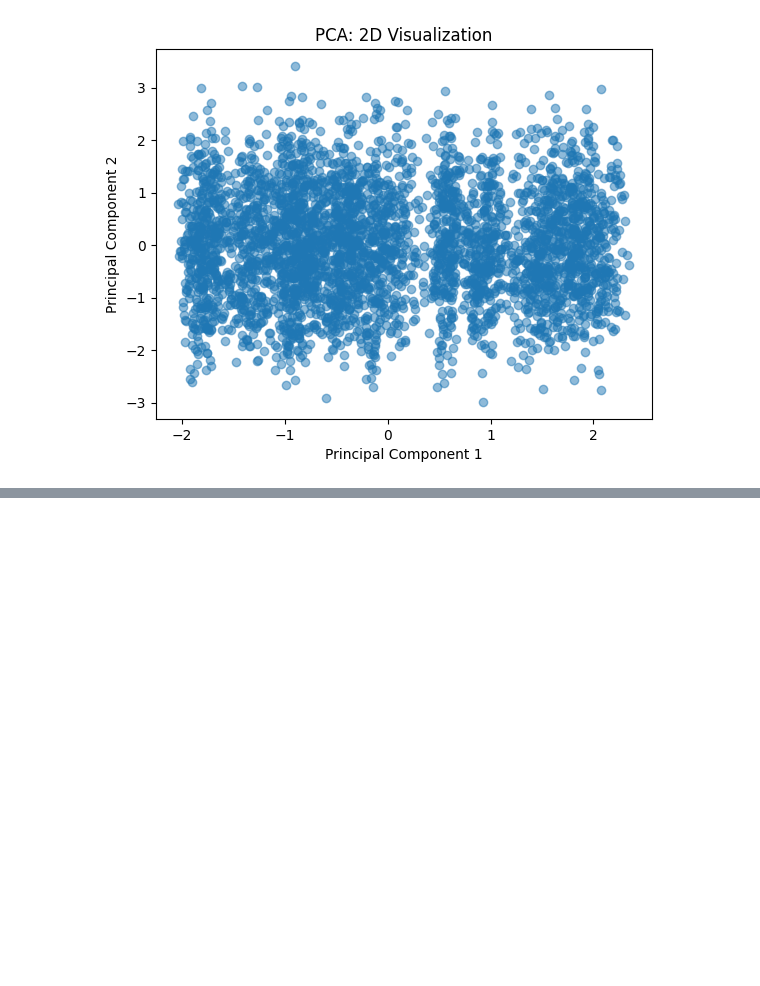
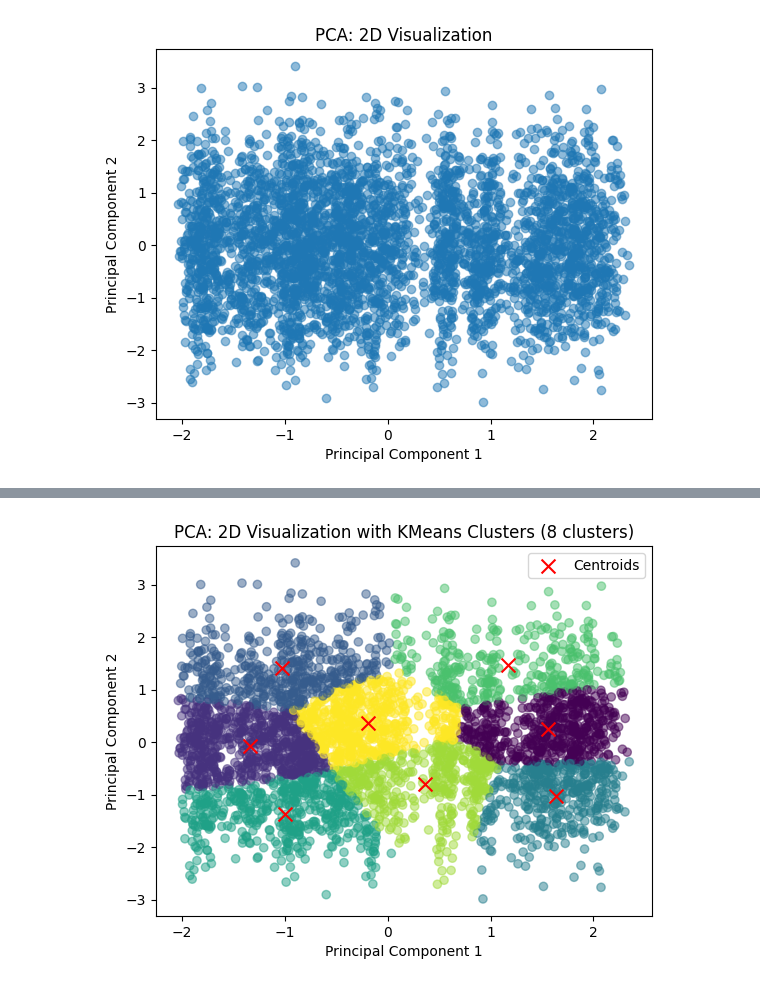
Before and after one commit to vaibhav-gosavi/HTFA05, a Jupyter notebook: Hack_to_future_ml_model.ipynb, the cells around one changed output, grey strips where cells are left out. Saved outputs shown, nothing was run; the diff lists cells and outputs as text; code cells hidden in the pictures; blank space fills up the shorter version.

```diff
--- a/Hack_to_future_ml_model.ipynb
+++ b/Hack_to_future_ml_model.ipynb
@@ -287,0 +374,14 @@ plt.show()
+# %%
+# Assuming 'X' is your feature matrix and 'num_clusters' is the desired number of clusters
+kmeans = KMeans(n_clusters=num_clusters, random_state=42)
+
+# Fit the KMeans model to your data
+kmeans.fit(X)
+
+# Predict the cluster labels for your data points
+y_predicted = kmeans.predict(X)
+
+df['Cluster'] = y_predicted
+
+# Display the updated DataFrame with the new 'Cluster' column
+print(df)
@@ -287,0 +492,37 @@ plt.show()
+# %%
+# Select the subset of attributes for dimensionality reduction
+selected_attributes = ['Age', 'Gender', 'Item Purchased', 'Category','Location','Season','Previous Purchases','Frequency of Purchases']
+selected_data = df[selected_attributes]
+
+# Standardize the selected attributes
+scaler = StandardScaler()
+scaled_data = scaler.fit_transform(selected_data)
+
+# Perform PCA for dimensionality reduction
+pca = PCA(n_components=2)  # Reduce to 2 dimensions
+reduced_data = pca.fit_transform(scaled_data)
+
+# Create a DataFrame for the reduced data
+reduced_df = pd.DataFrame(data=reduced_data, columns=['PC1', 'PC2'])
+
+# Perform KMeans clustering with 8 clusters
+kmeans = KMeans(n_clusters=8, random_state=42)
+kmeans.fit(reduced_data)
+
+# Add cluster labels to the DataFrame
+reduced_df['Cluster'] = kmeans.labels_
+
+# Plot the data points colored by cluster
+plt.scatter(reduced_df['PC1'], reduced_df['PC2'], c=reduced_df['Cluster'], cmap='viridis', alpha=0.5)
+
+# Plot centroids
+centroids = kmeans.cluster_centers_
+plt.scatter(centroids[:, 0], centroids[:, 1], marker='x', s=100, c='red', label='Centroids')
+
+plt.xlabel('Principal Component 1')
+plt.ylabel('Principal Component 2')
+plt.title('PCA: 2D Visualization with KMeans Clusters (8 clusters)')
+plt.legend()
+plt.show()
+# %% [output]
+[figure, added]
```
Also changed, not shown: parts of 24 cells of this notebook.
